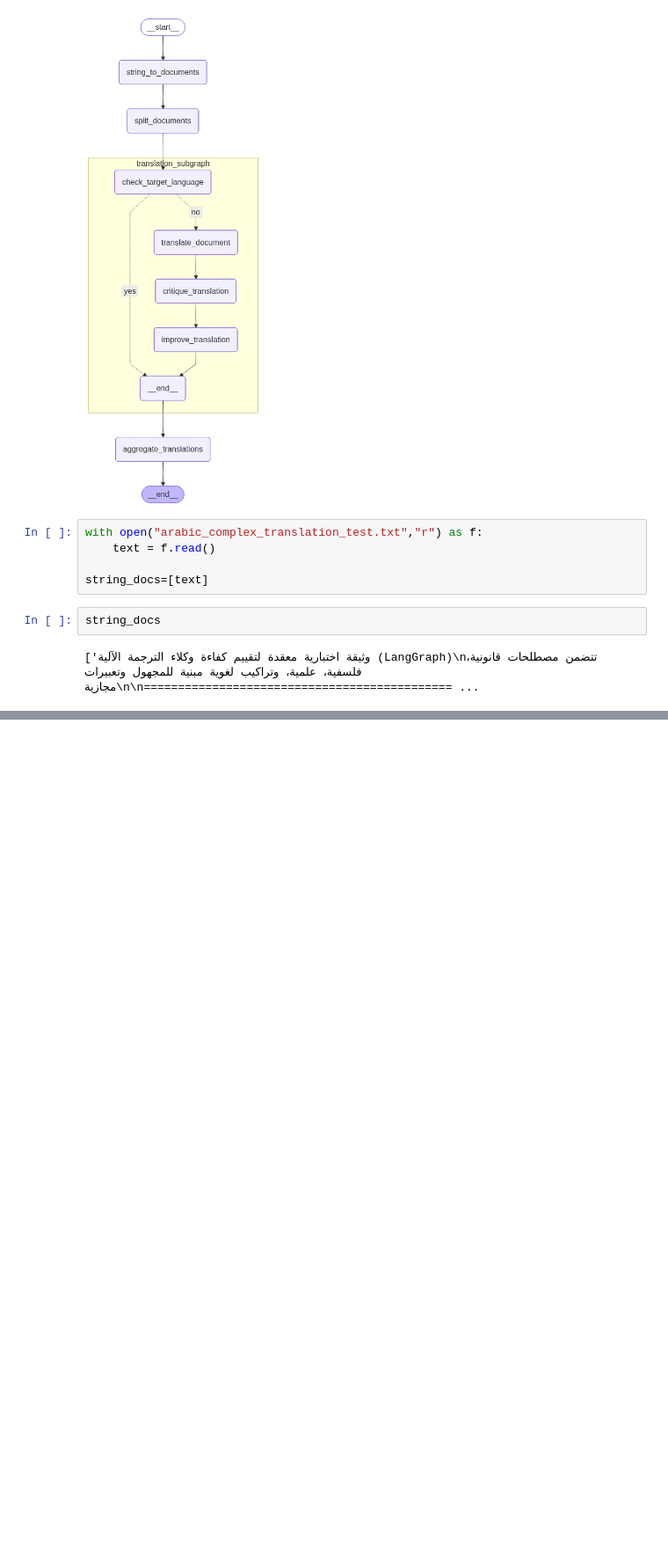
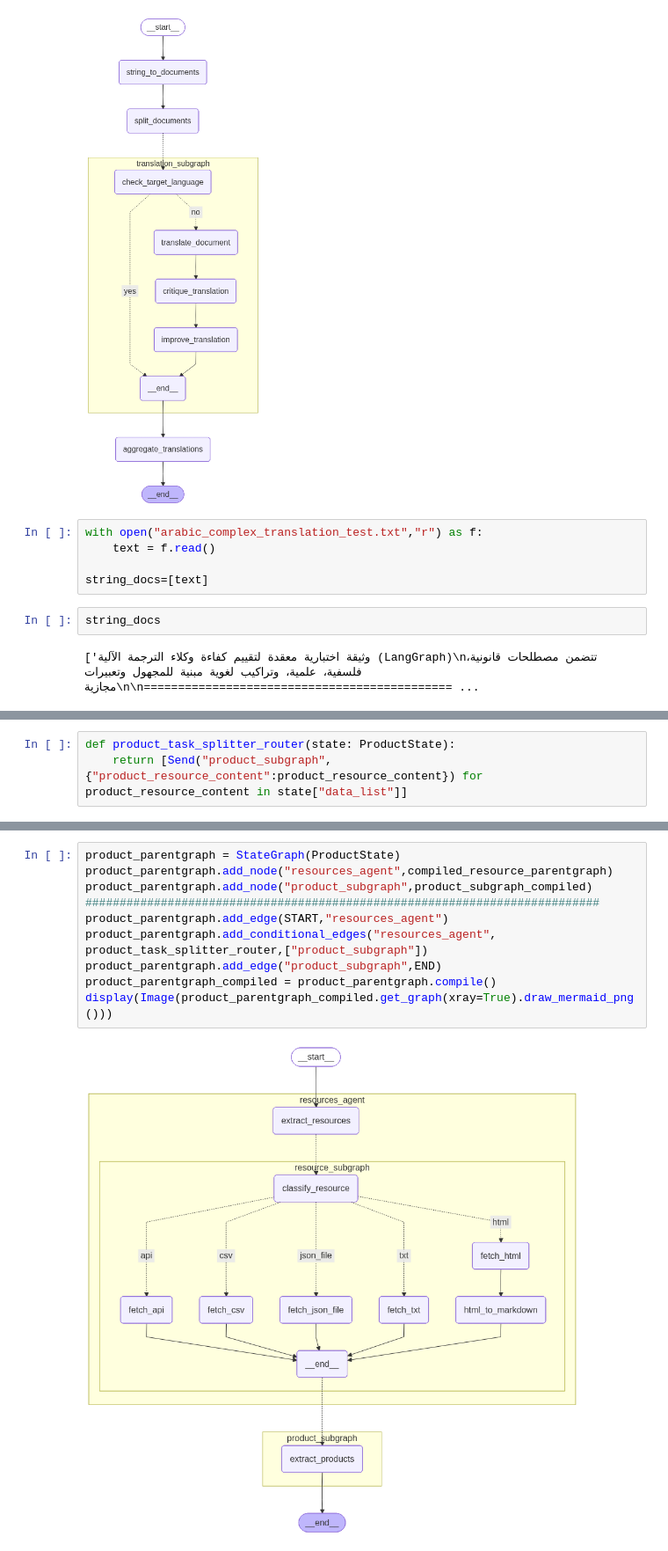
Before and after one commit to yahiaabdelhady2023/cross-border-e-commerce-agent-swarm, a Jupyter notebook: new_agentic_framework.ipynb, the cells around one changed output, grey strips where cells are left out. Shown at 88% size. Cells and saved outputs as stored; diff of their text form; blank space fills up the shorter version.

```diff
--- a/new_agentic_framework.ipynb
+++ b/new_agentic_framework.ipynb
@@ -769,0 +729,3 @@ result["final_translated_document"].content
+# %%
+def product_task_splitter_router(state: ProductState):
+    return [Send("product_subgraph",{"product_resource_content":product_resource_content}) for product_resource_content in state["data_list"]]
@@ -769,0 +754,12 @@ result["final_translated_document"].content
+# %%
+product_parentgraph = StateGraph(ProductState)
+product_parentgraph.add_node("resources_agent",compiled_resource_parentgraph)
+product_parentgraph.add_node("product_subgraph",product_subgraph_compiled)
+###########################################################################
+product_parentgraph.add_edge(START,"resources_agent")
+product_parentgraph.add_conditional_edges("resources_agent", product_task_splitter_router,["product_subgraph"])
+product_parentgraph.add_edge("product_subgraph",END)
+product_parentgraph_compiled = product_parentgraph.compile()
+display(Image(product_parentgraph_compiled.get_graph(xray=True).draw_mermaid_png()))
+# %% [output]
+[figure, added]
```
Also changed, not shown: parts of 22 cells of this notebook, 1 other file.
